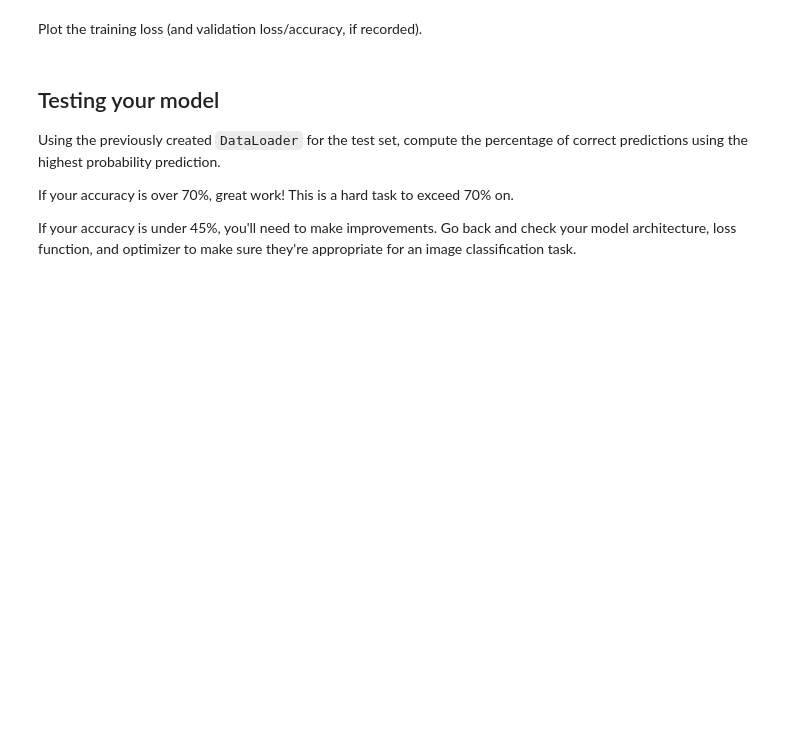
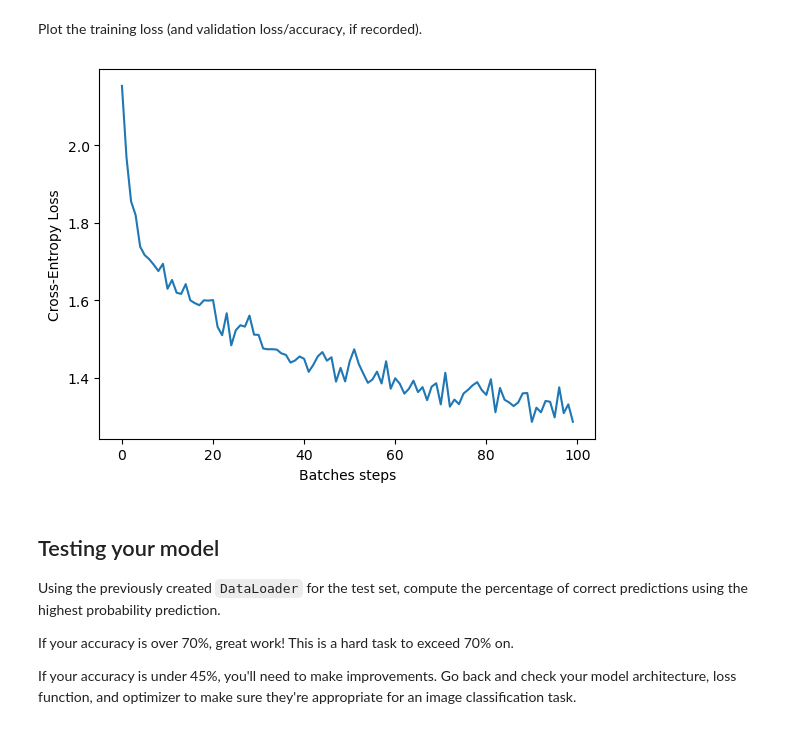
Before and after one commit to Diodak92/Intro-to-Machine-Learning-with-Pytorch, a Jupyter notebook: CIFAR-10_Image_Classifier/CIFAR-10_Image_Classifier-STARTER.ipynb, the cells around one changed output. Cells and saved outputs as stored; diff of their text form; code cells hidden in the pictures; blank space fills up the shorter version.

```diff
--- a/CIFAR-10_Image_Classifier/CIFAR-10_Image_Classifier-STARTER.ipynb
+++ b/CIFAR-10_Image_Classifier/CIFAR-10_Image_Classifier-STARTER.ipynb
@@ -94,3 +123,24 @@ Feel free to construct a model of any architecture – feedforward, convolutiona
+# %%
+class NeuralNetwork(nn.Module):
+    def __init__(self):
+        super().__init__()
+        self.conv1 = nn.Conv2d(3, 6, 5)
+        self.pool = nn.MaxPool2d(2, 2)
+        self.conv2 = nn.Conv2d(6, 16, 5)
+        self.fc1 = nn.Linear(16 * 5 * 5, 120)
+        self.fc2 = nn.Linear(120, 64)
+        self.fc3 = nn.Linear(64, 10)
+
+    def forward(self, x):
+        x = self.pool(F.relu(self.conv1(x)))
+        x = self.pool(F.relu(self.conv2(x)))
+        x = torch.flatten(x, 1)
+        x = F.relu(self.fc1(x))
+        x = F.relu(self.fc2(x))
+        x = self.fc3(x)
+        return x
+
+nn_img_classifier = NeuralNetwork()
 # %% [markdown]
 Specify a loss function and an optimizer, and instantiate the model.
 
@@ -100,3 +148,6 @@ If you use a less common loss function, please note why you chose that loss func
+# %%
+criterion = nn.CrossEntropyLoss()
+optimizer = optim.Adam(nn_img_classifier.parameters(), lr = 0.001)
 # %% [markdown]
 ## Running your Neural Network
 Use whatever method you like to train your neural network, and ensure you record the average loss at each epoch.
@@ -112,3 +218,10 @@ Plot the training loss (and validation loss/accuracy, if recorded).
+# %%
+plt.plot(train_loss_curve, label = 'Training loss')
+plt.xlabel('Batches steps')
+plt.ylabel('Cross-Entropy Loss')
+plt.show()
+# %% [output]
+[figure, added]
 # %% [markdown]
 ## Testing your model
 Using the previously created `DataLoader` for the test set, compute the percentage of correct predictions using the highest probability prediction.
```
Also changed, not shown: parts of 10 cells of this notebook.
